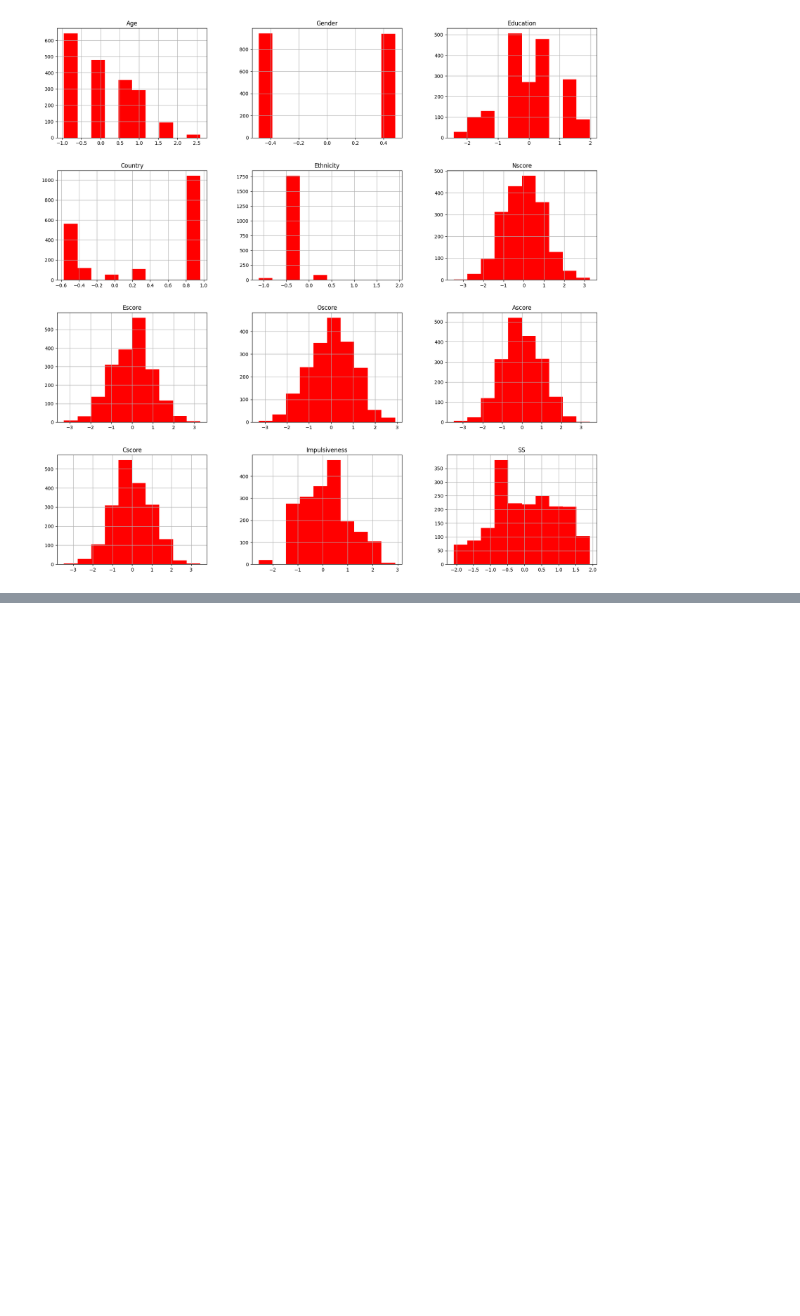
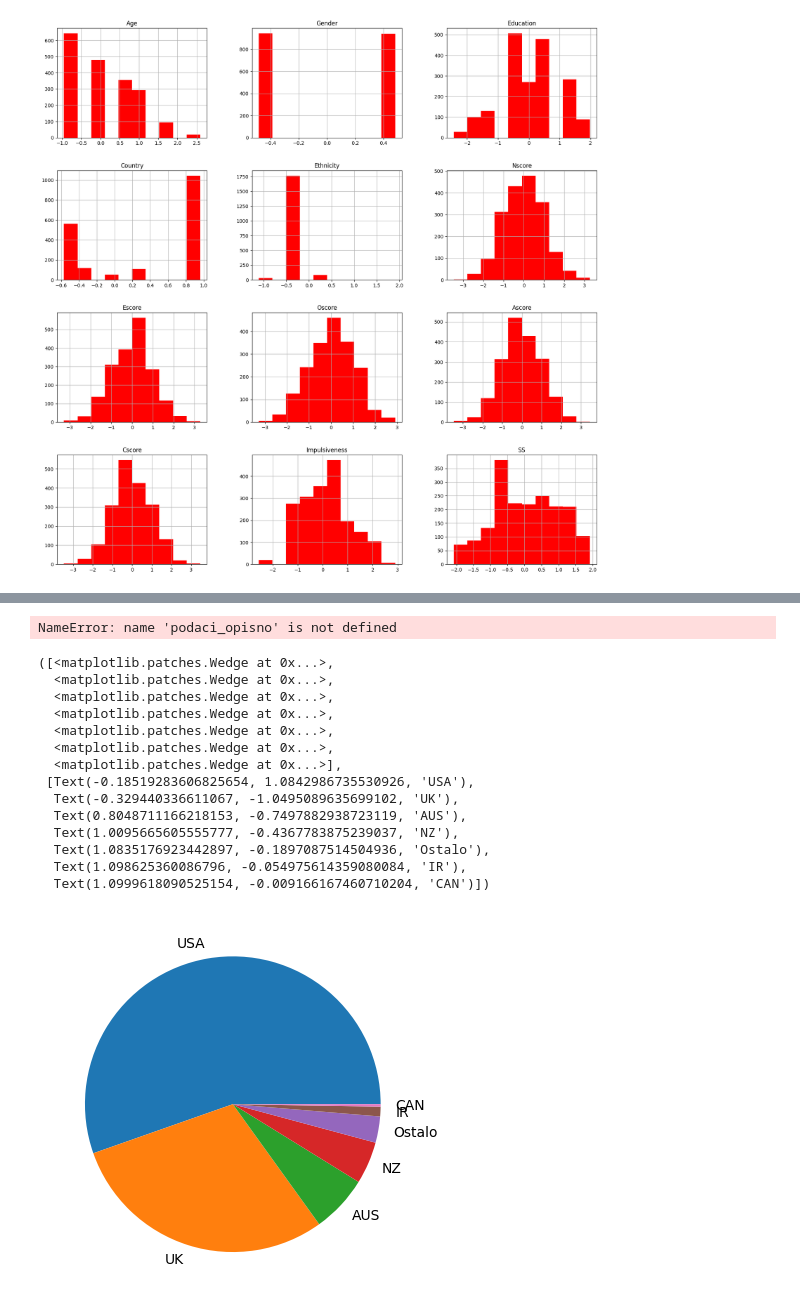
Before and after one commit to MATF-istrazivanje-podataka-1/2023_Data_Mining_Drugs_consumption_Dataset, a Jupyter notebook: Drug consumption.ipynb, the cells around one changed output, grey strips where cells are left out. Saved outputs shown, nothing was run; the diff lists cells and outputs as text; code cells hidden in the pictures; blank space fills up the shorter version.

Commit message:
added a function to plot pie plots, realized that the data is wrong, have to correct it manually, data scaling is bugging now

```diff
--- a/Drug consumption.ipynb
+++ b/Drug consumption.ipynb
@@ -267,0 +330,32 @@ pieplot = skalirani_podaci['Age'].plot.pie()
+# %%
+def nacrtaj_piticu(atribut):
+    kategorije = []
+    #unosimo kategore u niz, sortirane po broju objekata koje poseduju
+    for a in podaci_opisno[atribut].value_counts().index.tolist():
+        kategorije.append(a)
+
+    plt.pie(podaci_opisno[atribut].value_counts(), labels = kategorije)
+
+    return kategorije
+
+nacrtaj_piticu('Ethnicity')
+# %% [output]
+NameError: name 'podaci_opisno' is not defined
+# %%
+plt.pie(podaci_opisno['Country'].value_counts(), labels = podaci_opisno['Country'].unique())
+# %% [output]
+([<matplotlib.patches.Wedge at 0x...>,
+  <matplotlib.patches.Wedge at 0x...>,
+  <matplotlib.patches.Wedge at 0x...>,
+  <matplotlib.patches.Wedge at 0x...>,
+  <matplotlib.patches.Wedge at 0x...>,
+  <matplotlib.patches.Wedge at 0x...>,
+  <matplotlib.patches.Wedge at 0x...>],
+ [Text(-0.18519283606825654, 1.0842986735530926, 'USA'),
+  Text(-0.329440336611067, -1.0495089635699102, 'UK'),
+  Text(0.8048711166218153, -0.7497882938723119, 'AUS'),
+  Text(1.0095665605555777, -0.4367783875239037, 'NZ'),
+  Text(1.0835176923442897, -0.1897087514504936, 'Ostalo'),
+  Text(1.098625360086796, -0.054975614359080084, 'IR'),
+  Text(1.0999618090525154, -0.009166167460710204, 'CAN')])
+[figure, added]
```
Also changed, not shown: parts of 23 cells of this notebook.
